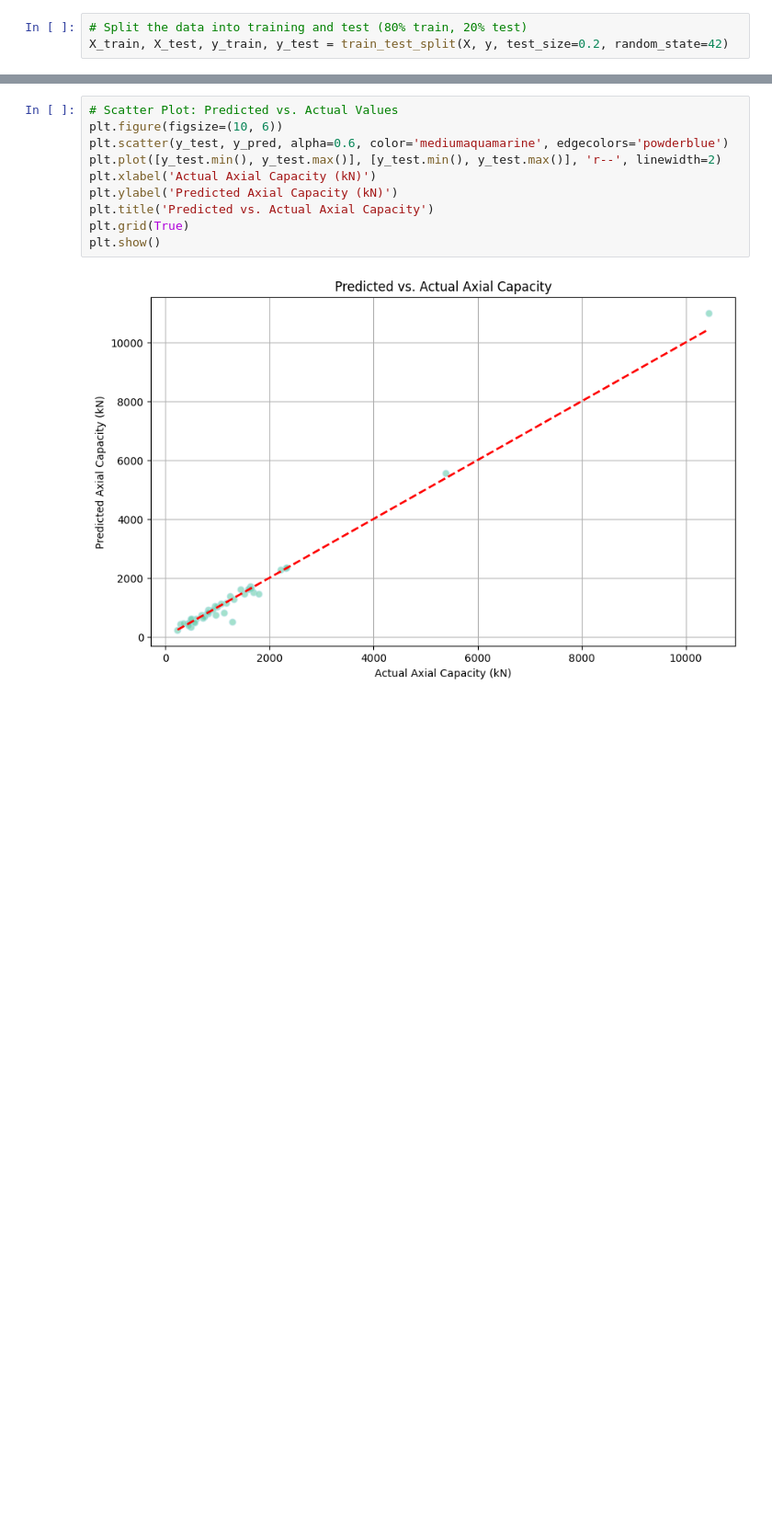
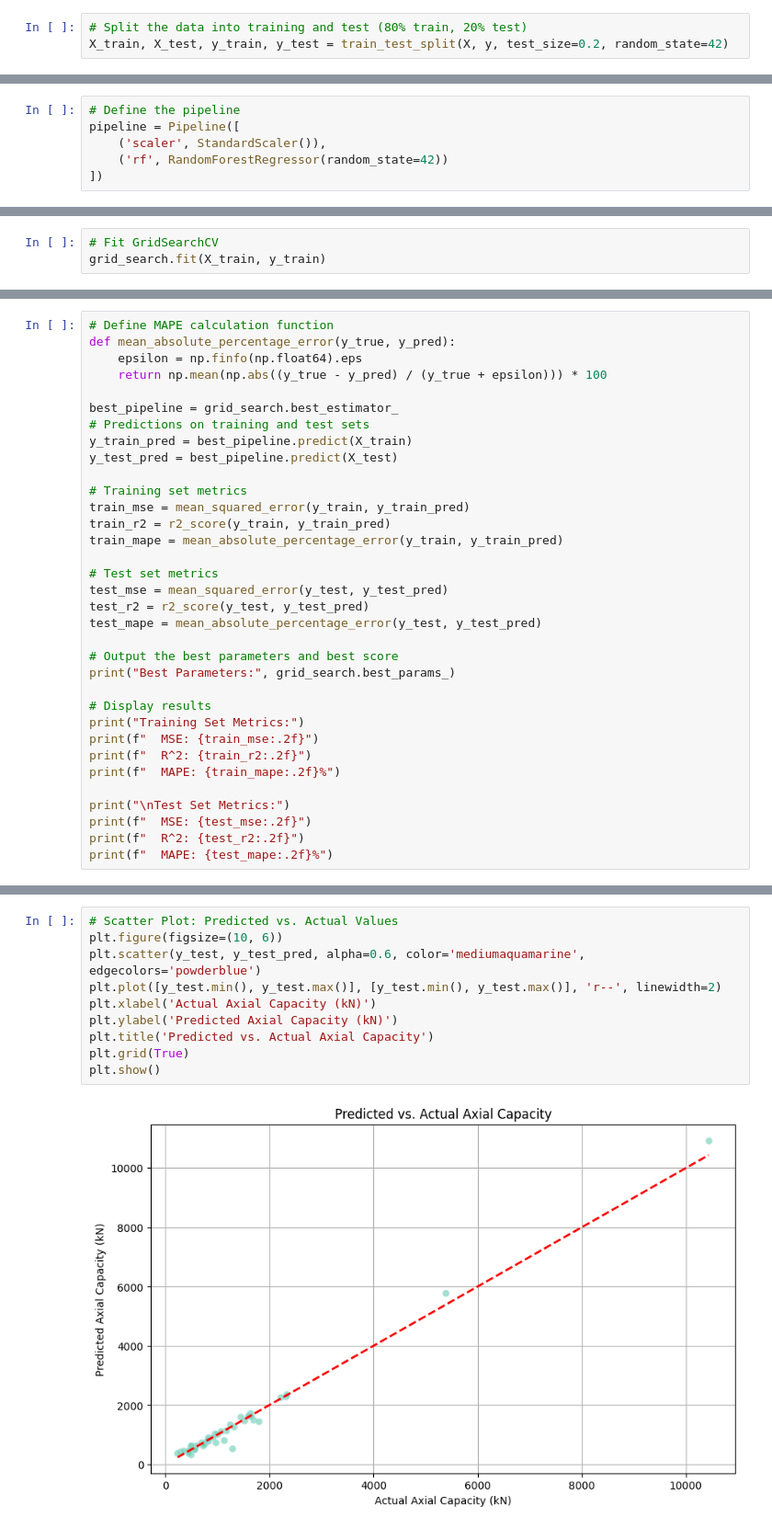
Before and after one commit to AnthonyKelly8/ENGG_680_Project, a Jupyter notebook: Code/Random_Forest_ENGG680.ipynb, the cells around one changed output, grey strips where cells are left out. Shown at 92% size. Saved outputs shown, nothing was run; the diff lists cells and outputs as text; blank space fills up the shorter version.

Commit message:
Updating Random Forest Code, added presentation topics

```diff
--- a/Code/Random_Forest_ENGG680.ipynb
+++ b/Code/Random_Forest_ENGG680.ipynb
@@ -184,0 +164,6 @@ R^2 Score: 0.9872515924405322
+# %%
+# Define the pipeline
+pipeline = Pipeline([
+    ('scaler', StandardScaler()),
+    ('rf', RandomForestRegressor(random_state=42))
+])
@@ -184,0 +189,3 @@ R^2 Score: 0.9872515924405322
+# %%
+# Fit GridSearchCV
+grid_search.fit(X_train, y_train)
@@ -184,0 +206,34 @@ R^2 Score: 0.9872515924405322
+# %%
+# Define MAPE calculation function
+def mean_absolute_percentage_error(y_true, y_pred):
+    epsilon = np.finfo(np.float64).eps
+    return np.mean(np.abs((y_true - y_pred) / (y_true + epsilon))) * 100
+
+best_pipeline = grid_search.best_estimator_
+# Predictions on training and test sets
+y_train_pred = best_pipeline.predict(X_train)
+y_test_pred = best_pipeline.predict(X_test)
+
+# Training set metrics
+train_mse = mean_squared_error(y_train, y_train_pred)
+train_r2 = r2_score(y_train, y_train_pred)
+train_mape = mean_absolute_percentage_error(y_train, y_train_pred)
+
+# Test set metrics
+test_mse = mean_squared_error(y_test, y_test_pred)
+test_r2 = r2_score(y_test, y_test_pred)
+test_mape = mean_absolute_percentage_error(y_test, y_test_pred)
+
+# Output the best parameters and best score
+print("Best Parameters:", grid_search.best_params_)
+
+# Display results
+print("Training Set Metrics:")
+print(f"  MSE: {train_mse:.2f}")
+print(f"  R^2: {train_r2:.2f}")
+print(f"  MAPE: {train_mape:.2f}%")
+
+print("\nTest Set Metrics:")
+print(f"  MSE: {test_mse:.2f}")
+print(f"  R^2: {test_r2:.2f}")
+print(f"  MAPE: {test_mape:.2f}%")
@@ -185,12 +251,12 @@ R^2 Score: 0.9872515924405322
 # %%
 # Scatter Plot: Predicted vs. Actual Values
 plt.figure(figsize=(10, 6))
-plt.scatter(y_test, y_pred, alpha=0.6, color='mediumaquamarine', edgecolors='powderblue')
+plt.scatter(y_test, y_test_pred, alpha=0.6, color='mediumaquamarine', edgecolors='powderblue')
 plt.plot([y_test.min(), y_test.max()], [y_test.min(), y_test.max()], 'r--', linewidth=2)
 plt.xlabel('Actual Axial Capacity (kN)')
 plt.ylabel('Predicted Axial Capacity (kN)')
 plt.title('Predicted vs. Actual Axial Capacity')
 plt.grid(True)
 plt.show()
 # %% [output]
-[figure, old version]
+[figure, new version]
```
Also changed, not shown: parts of 23 cells of this notebook, 1 other file.
